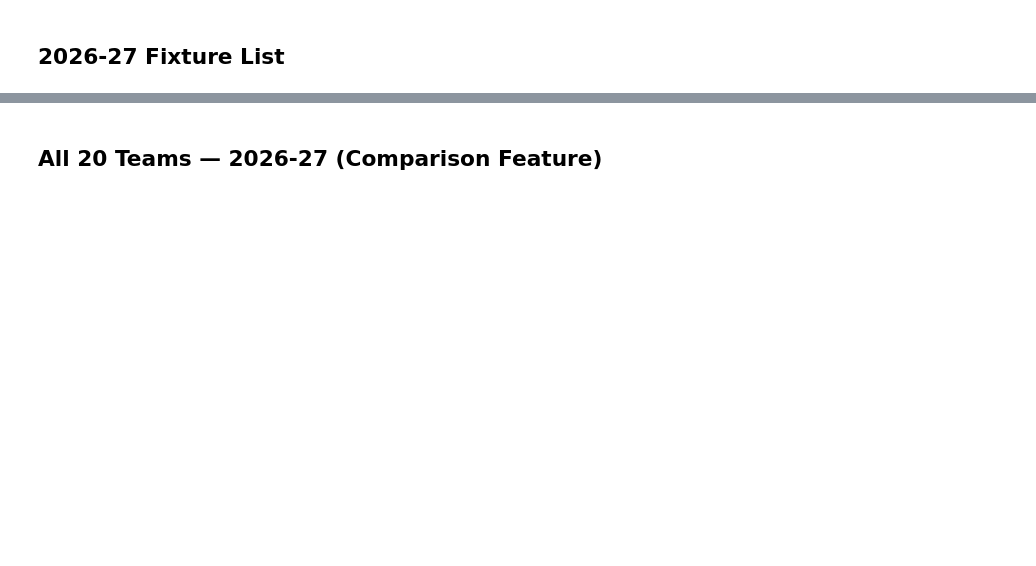
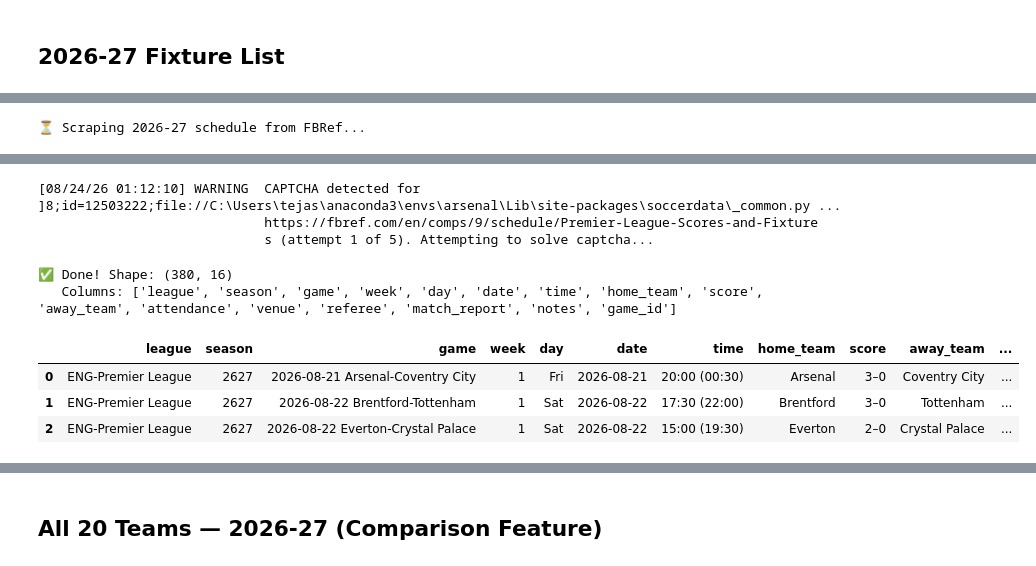
Before and after one commit to ChTej00/Arsenal-Bottle, a Jupyter notebook: notebooks/01_data_collection.ipynb, the cells around one changed output, grey strips where cells are left out. Saved outputs shown, nothing was run; the diff lists cells and outputs as text; code cells hidden in the pictures; blank space fills up the shorter version.

```diff
--- a/notebooks/01_data_collection.ipynb
+++ b/notebooks/01_data_collection.ipynb
@@ -331,0 +332,11 @@ pre_arteta.head(3)
+# %%
+print("⏳ Scraping 2026-27 schedule from FBRef...")
+
+fbref_2627  = sd.FBref(leagues=PL, seasons="2627")
+fbref_raw   = fbref_2627.read_schedule().reset_index()
+
+print(f"✅ Done! Shape: {fbref_raw.shape}")
+print(f"   Columns: {list(fbref_raw.columns)}")
+fbref_raw.head(3)
+# %% [output]
+⏳ Scraping 2026-27 schedule from FBRef...
@@ -331,0 +344,9 @@ pre_arteta.head(3)
+[08/24/26 01:12:10] WARNING  CAPTCHA detected for                                                    ]8;id=12503222;file://C:\Users\tejas\anaconda3\envs\arsenal\Lib\site-packages\soccerdata\_common.py ...
+                             https://fbref.com/en/comps/9/schedule/Premier-League-Scores-and-Fixture
+                             s (attempt 1 of 5). Attempting to solve captcha...
+✅ Done! Shape: (380, 16)
+   Columns: ['league', 'season', 'game', 'week', 'day', 'date', 'time', 'home_team', 'score', 'away_team', 'attendance', 'venue', 'referee', 'match_report', 'notes', 'game_id']
+|  | league | season | game | week | day | date | time | home_team | score | away_team | ... |
+| 0 | ENG-Premier League | 2627 | 2026-08-21 Arsenal-Coventry City | 1 | Fri | 2026-08-21 | 20:00 (00:30) | Arsenal | 3–0 | Coventry City | ... |
+| 1 | ENG-Premier League | 2627 | 2026-08-22 Brentford-Tottenham | 1 | Sat | 2026-08-22 | 17:30 (22:00) | Brentford | 3–0 | Tottenham | ... |
+| 2 | ENG-Premier League | 2627 | 2026-08-22 Everton-Crystal Palace | 1 | Sat | 2026-08-22 | 15:00 (19:30) | Everton | 2–0 | Crystal Palace | ... |
```
Also changed, not shown: parts of 9 cells of this notebook, 2 other files.
